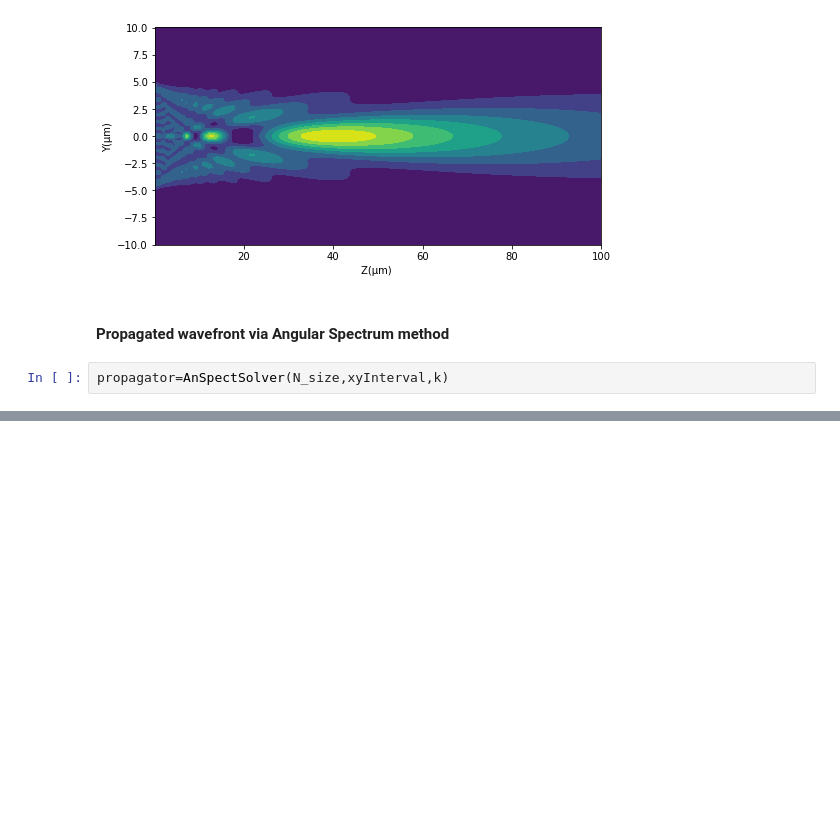
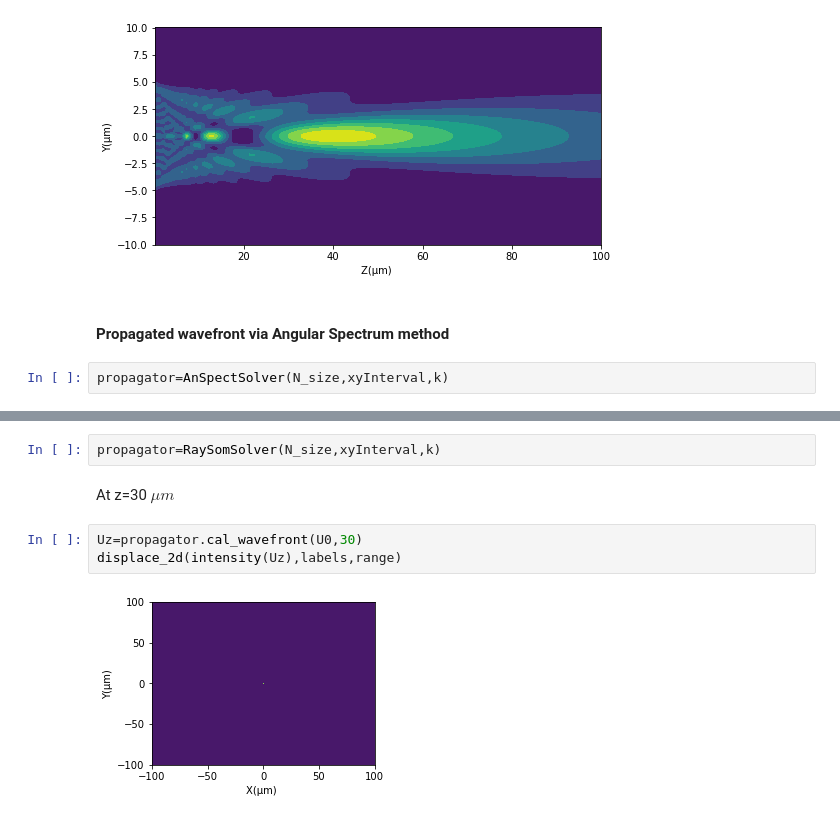
Before and after one commit to yesunhuang/Optics_Toolbox_In_Python, a Jupyter notebook: notebooks/DiffractionProblems.ipynb, the cells around one changed output, grey strips where cells are left out. Cells and saved outputs as stored; diff of their text form; blank space fills up the shorter version.

```diff
--- a/notebooks/DiffractionProblems.ipynb
+++ b/notebooks/DiffractionProblems.ipynb
@@ -125,0 +192,9 @@ propagator=AnSpectSolver(N_size,xyInterval,k)
+# %%
+propagator=RaySomSolver(N_size,xyInterval,k)
+# %% [markdown]
+At z=30 $\mu m$
+# %%
+Uz=propagator.cal_wavefront(U0,30)
+displace_2d(intensity(Uz),labels,range)
+# %% [output]
+[figure, added]
```
Also changed, not shown: parts of 32 cells of this notebook.
